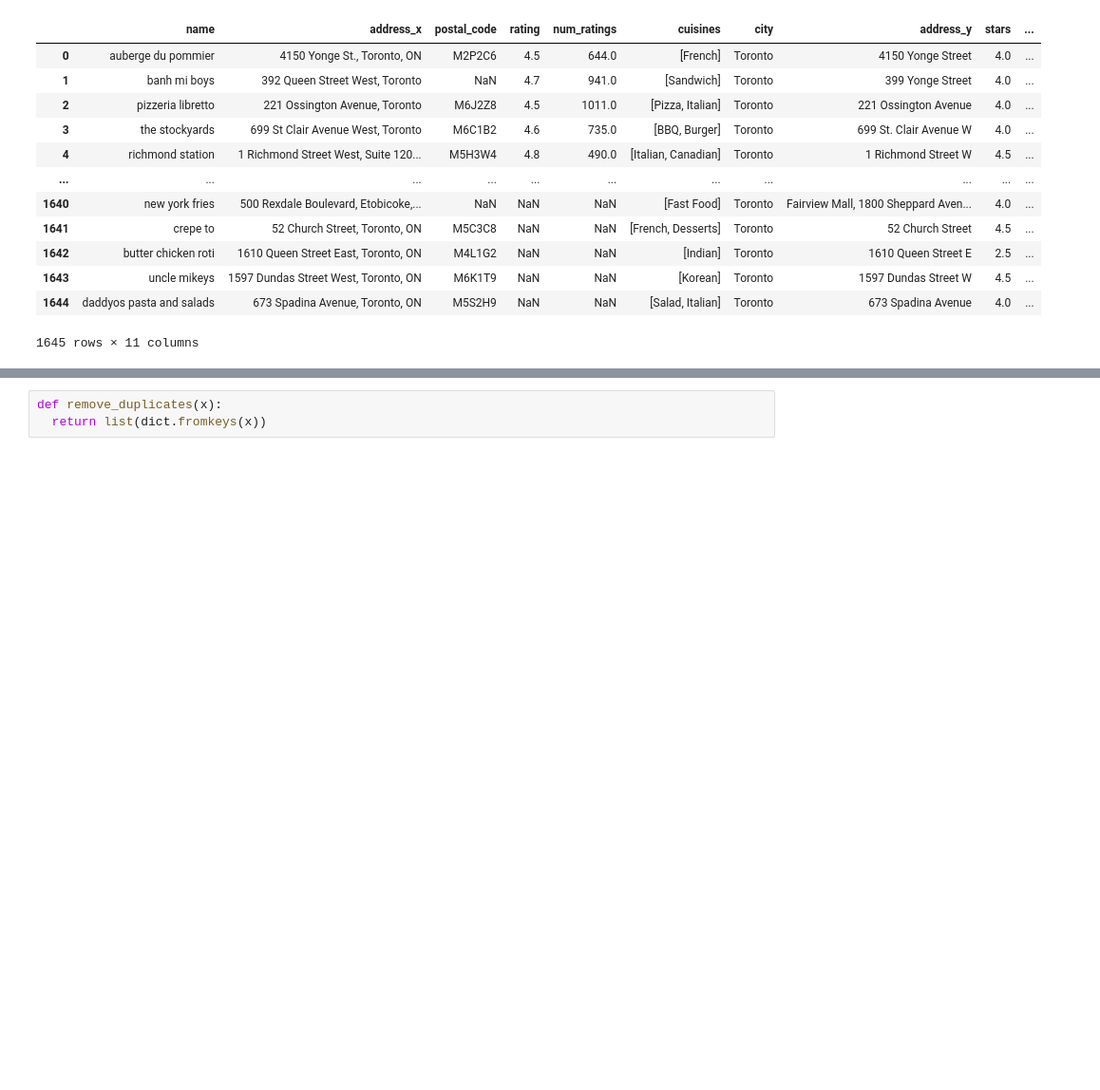
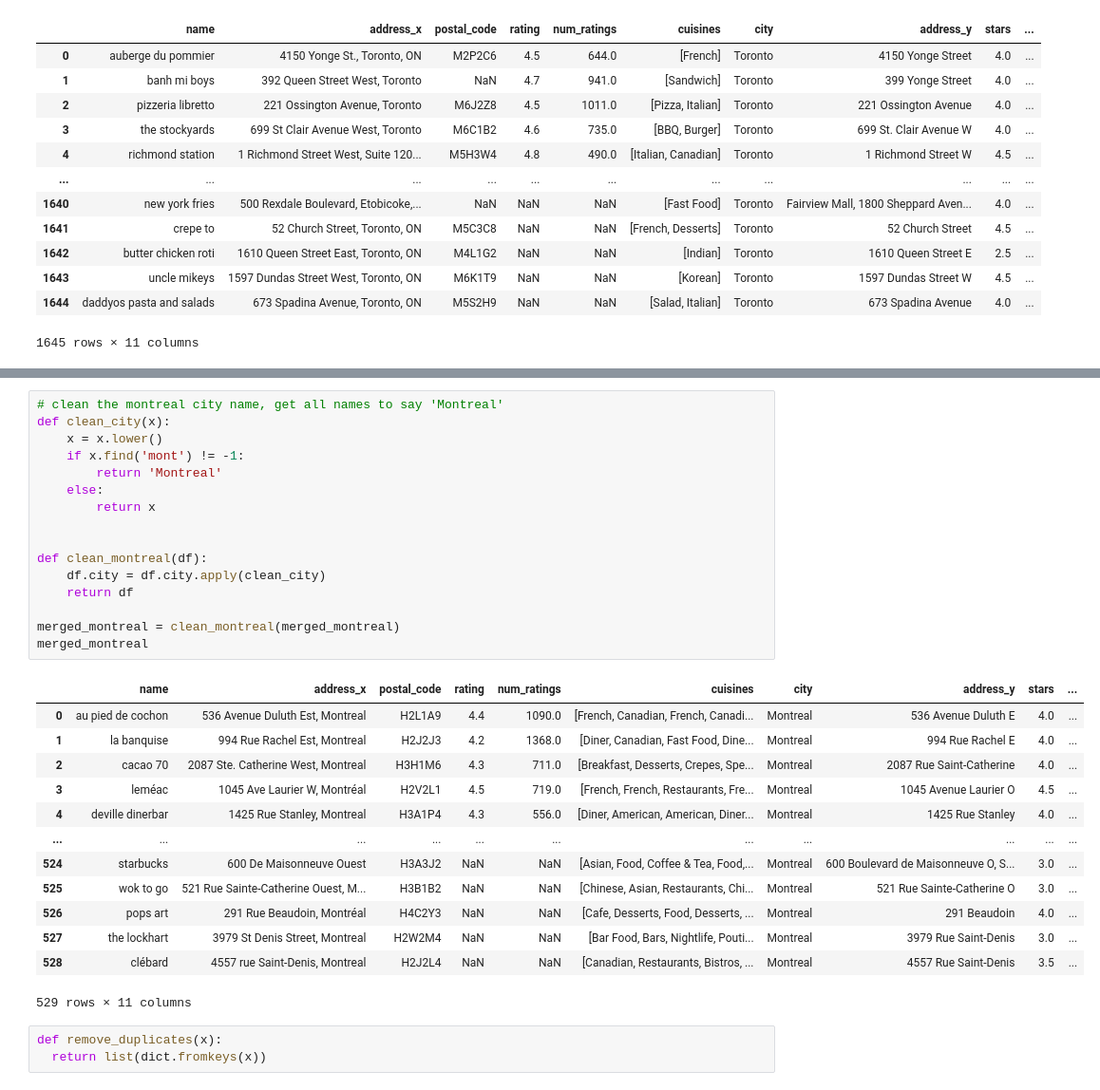
Before and after one commit to avneetgill/ensf544Project, a Jupyter notebook: Phase1.ipynb, the cells around one changed output, grey strips where cells are left out. Shown at 95% size. Saved outputs shown, nothing was run; the diff lists cells and outputs as text; blank space fills up the shorter version.

```diff
--- a/Phase1.ipynb
+++ b/Phase1.ipynb
@@ -530,4 +530,34 @@ merged_montreal
 529 rows × 11 columns
+# %%
+# clean the montreal city name, get all names to say 'Montreal'
+def clean_city(x):
+    x = x.lower()
+    if x.find('mont') != -1:
+        return 'Montreal'
+    else:
+        return x
+
+
+def clean_montreal(df):
+    df.city = df.city.apply(clean_city)
+    return df
+
+merged_montreal = clean_montreal(merged_montreal)
+merged_montreal
+# %% [output]
+|  | name | address_x | postal_code | rating | num_ratings | cuisines | city | address_y | stars | ... |
+| 0 | au pied de cochon | 536 Avenue Duluth Est, Montreal | H2L1A9 | 4.4 | 1090.0 | [French, Canadian, French, Canadi... | Montreal | 536 Avenue Duluth E | 4.0 | ... |
+| 1 | la banquise | 994 Rue Rachel Est, Montreal | H2J2J3 | 4.2 | 1368.0 | [Diner, Canadian, Fast Food, Dine... | Montreal | 994 Rue Rachel E | 4.0 | ... |
+| 2 | cacao 70 | 2087 Ste. Catherine West, Montreal | H3H1M6 | 4.3 | 711.0 | [Breakfast, Desserts, Crepes, Spe... | Montreal | 2087 Rue Saint-Catherine | 4.0 | ... |
+| 3 | leméac | 1045 Ave Laurier W, Montréal | H2V2L1 | 4.5 | 719.0 | [French, French, Restaurants, Fre... | Montreal | 1045 Avenue Laurier O | 4.5 | ... |
+| 4 | deville dinerbar | 1425 Rue Stanley, Montreal | H3A1P4 | 4.3 | 556.0 | [Diner, American, American, Diner... | Montreal | 1425 Rue Stanley | 4.0 | ... |
+| ... | ... | ... | ... | ... | ... | ... | ... | ... | ... | ... |
+| 524 | starbucks | 600 De Maisonneuve Ouest | H3A3J2 | NaN | NaN | [Asian, Food, Coffee & Tea, Food,... | Montreal | 600 Boulevard de Maisonneuve O, S... | 3.0 | ... |
+| 525 | wok to go | 521 Rue Sainte-Catherine Ouest, M... | H3B1B2 | NaN | NaN | [Chinese, Asian, Restaurants, Chi... | Montreal | 521 Rue Sainte-Catherine O | 3.0 | ... |
+| 526 | pops art | 291 Rue Beaudoin, Montréal | H4C2Y3 | NaN | NaN | [Cafe, Desserts, Food, Desserts, ... | Montreal | 291 Beaudoin | 4.0 | ... |
+| 527 | the lockhart | 3979 St Denis Street, Montreal | H2W2M4 | NaN | NaN | [Bar Food, Bars, Nightlife, Pouti... | Montreal | 3979 Rue Saint-Denis | 3.0 | ... |
+| 528 | clébard | 4557 rue Saint-Denis, Montreal | H2J2L4 | NaN | NaN | [Canadian, Restaurants, Bistros, ... | Montreal | 4557 Rue Saint-Denis | 3.5 | ... |
+529 rows × 11 columns
 # %%
 def remove_duplicates(x):
   return list(dict.fromkeys(x))
```
Also changed, not shown: parts of 4 cells of this notebook.
